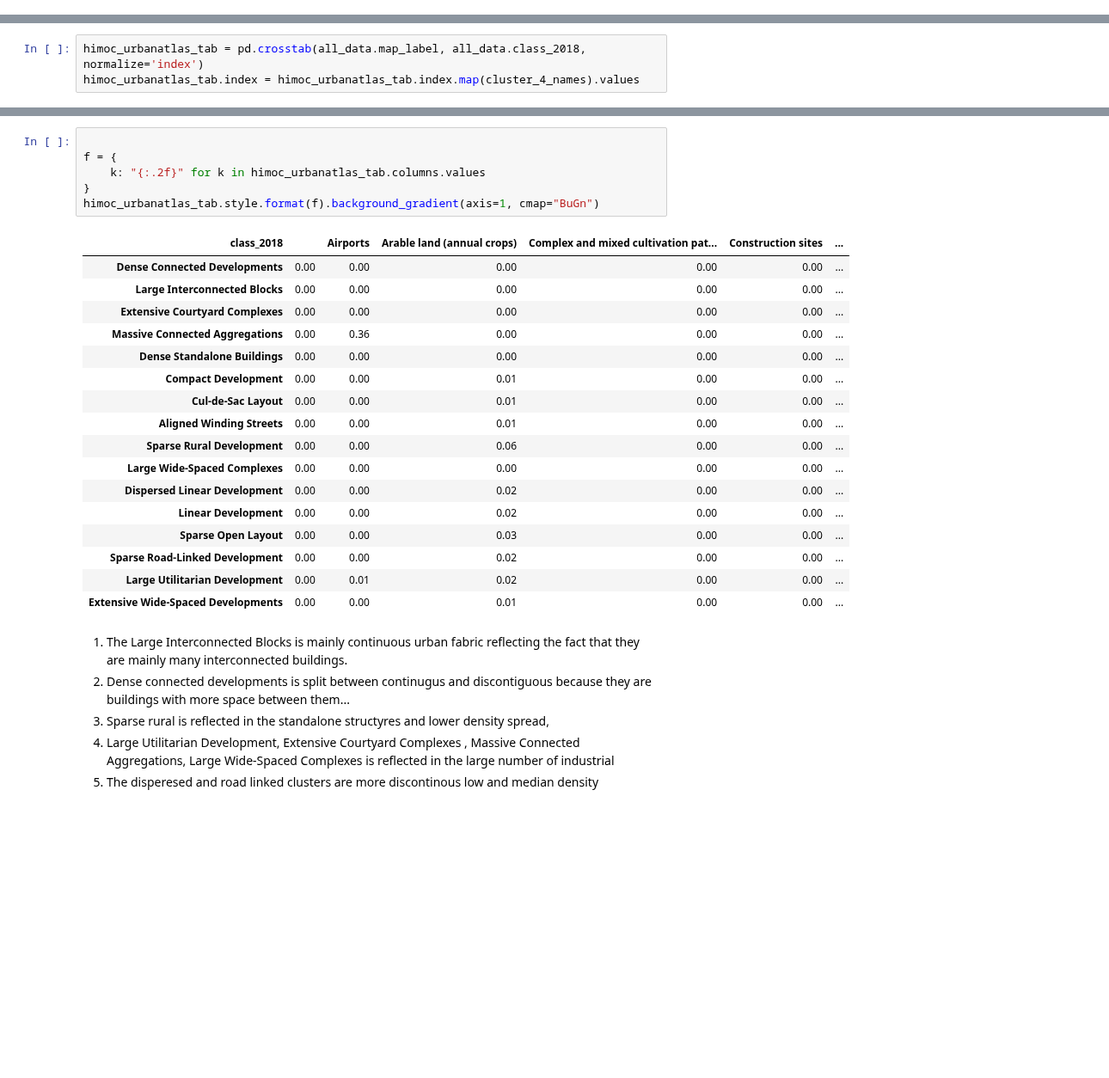
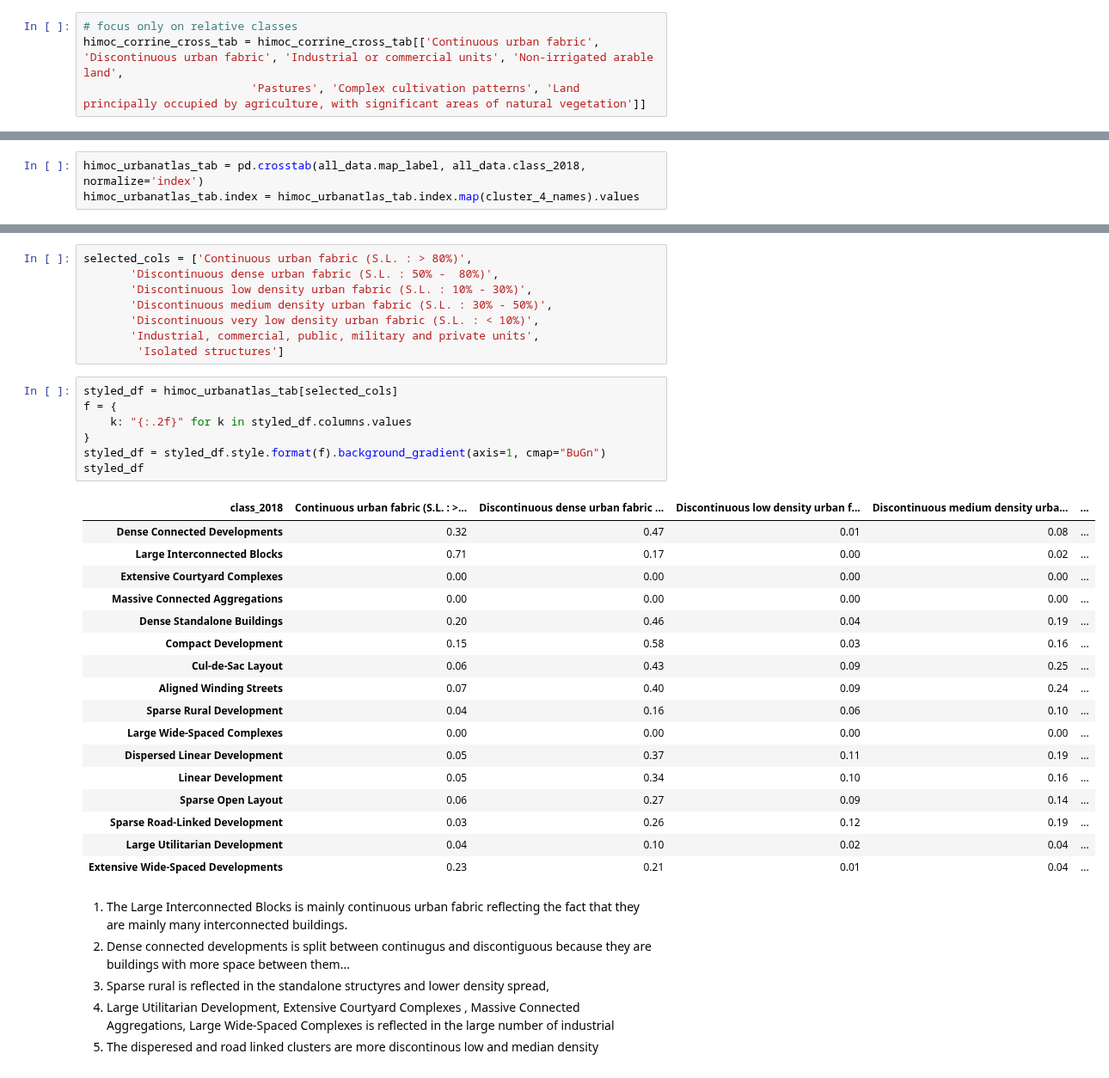
Before and after one commit to uscuni/urban_taxonomy, a Jupyter notebook: code/results.ipynb, the cells around one changed output, grey strips where cells are left out. Shown at 86% size. Drawn from its saved outputs; the diff is of its cells as text; blank space fills up the shorter version.

Commit message:
dataframe images

```diff
--- a/code/results.ipynb
+++ b/code/results.ipynb
@@ -398,6 +395,10 @@ himoc_corrine_cross_tab = himoc_corrine_cross_tab.loc[:, relevant_corrine_column
 # map keys to names
 himoc_corrine_cross_tab.index = himoc_corrine_cross_tab.index.map(cluster_4_names).values
 himoc_corrine_cross_tab.columns = himoc_corrine_cross_tab.columns.map(corrine_legend).values
+# %%
+# focus only on relative classes
+himoc_corrine_cross_tab = himoc_corrine_cross_tab[['Continuous urban fabric', 'Discontinuous urban fabric', 'Industrial or commercial units', 'Non-irrigated arable land',
+                         'Pastures', 'Complex cultivation patterns', 'Land principally occupied by agriculture, with significant areas of natural vegetation']]
 # %%
 f = {
     k: "{:.2f}" for k in himoc_corrine_cross_tab.columns.values
@@ -554,27 +553,36 @@ himoc_urbanatlas_tab.index = himoc_urbanatlas_tab.index.map(cluster_4_names).val
+# %%
+selected_cols = ['Continuous urban fabric (S.L. : > 80%)',
+       'Discontinuous dense urban fabric (S.L. : 50% -  80%)',
+       'Discontinuous low density urban fabric (S.L. : 10% - 30%)',
+       'Discontinuous medium density urban fabric (S.L. : 30% - 50%)',
+       'Discontinuous very low density urban fabric (S.L. : < 10%)',
+       'Industrial, commercial, public, military and private units',
+        'Isolated structures']
 # %%
-
+styled_df = himoc_urbanatlas_tab[selected_cols]
 f = {
-    k: "{:.2f}" for k in himoc_urbanatlas_tab.columns.values
+    k: "{:.2f}" for k in styled_df.columns.values
 }
-himoc_urbanatlas_tab.style.format(f).background_gradient(axis=1, cmap="BuGn")
+styled_df = styled_df.style.format(f).background_gradient(axis=1, cmap="BuGn")
+styled_df
 # %% [output]
-| class_2018 |  | Airports | Arable land (annual crops) | Complex and mixed cultivation pat... | Construction sites | ... |
-| Dense Connected Developments | 0.00 | 0.00 | 0.00 | 0.00 | 0.00 | ... |
-| Large Interconnected Blocks | 0.00 | 0.00 | 0.00 | 0.00 | 0.00 | ... |
-| Extensive Courtyard Complexes | 0.00 | 0.00 | 0.00 | 0.00 | 0.00 | ... |
-| Massive Connected Aggregations | 0.00 | 0.36 | 0.00 | 0.00 | 0.00 | ... |
-| Dense Standalone Buildings | 0.00 | 0.00 | 0.00 | 0.00 | 0.00 | ... |
-| Compact Development | 0.00 | 0.00 | 0.01 | 0.00 | 0.00 | ... |
-| Cul-de-Sac Layout | 0.00 | 0.00 | 0.01 | 0.00 | 0.00 | ... |
-| Aligned Winding Streets | 0.00 | 0.00 | 0.01 | 0.00 | 0.00 | ... |
-| Sparse Rural Development | 0.00 | 0.00 | 0.06 | 0.00 | 0.00 | ... |
-| Large Wide-Spaced Complexes | 0.00 | 0.00 | 0.00 | 0.00 | 0.00 | ... |
-| Dispersed Linear Development | 0.00 | 0.00 | 0.02 | 0.00 | 0.00 | ... |
-| Linear Development | 0.00 | 0.00 | 0.02 | 0.00 | 0.00 | ... |
-| Sparse Open Layout | 0.00 | 0.00 | 0.03 | 0.00 | 0.00 | ... |
-| Sparse Road-Linked Development | 0.00 | 0.00 | 0.02 | 0.00 | 0.00 | ... |
-| Large Utilitarian Development | 0.00 | 0.01 | 0.02 | 0.00 | 0.00 | ... |
-| Extensive Wide-Spaced Developments | 0.00 | 0.00 | 0.01 | 0.00 | 0.00 | ... |
+| class_2018 | Continuous urban fabric (S.L. : >... | Discontinuous dense urban fabric ... | Discontinuous low density urban f... | Discontinuous medium density urba... | ... |
+| Dense Connected Developments | 0.32 | 0.47 | 0.01 | 0.08 | ... |
+| Large Interconnected Blocks | 0.71 | 0.17 | 0.00 | 0.02 | ... |
+| Extensive Courtyard Complexes | 0.00 | 0.00 | 0.00 | 0.00 | ... |
+| Massive Connected Aggregations | 0.00 | 0.00 | 0.00 | 0.00 | ... |
+| Dense Standalone Buildings | 0.20 | 0.46 | 0.04 | 0.19 | ... |
+| Compact Development | 0.15 | 0.58 | 0.03 | 0.16 | ... |
+| Cul-de-Sac Layout | 0.06 | 0.43 | 0.09 | 0.25 | ... |
+| Aligned Winding Streets | 0.07 | 0.40 | 0.09 | 0.24 | ... |
+| Sparse Rural Development | 0.04 | 0.16 | 0.06 | 0.10 | ... |
+| Large Wide-Spaced Complexes | 0.00 | 0.00 | 0.00 | 0.00 | ... |
+| Dispersed Linear Development | 0.05 | 0.37 | 0.11 | 0.19 | ... |
+| Linear Development | 0.05 | 0.34 | 0.10 | 0.16 | ... |
+| Sparse Open Layout | 0.06 | 0.27 | 0.09 | 0.14 | ... |
+| Sparse Road-Linked Development | 0.03 | 0.26 | 0.12 | 0.19 | ... |
+| Large Utilitarian Development | 0.04 | 0.10 | 0.02 | 0.04 | ... |
+| Extensive Wide-Spaced Developments | 0.23 | 0.21 | 0.01 | 0.04 | ... |
 # %% [markdown]
 1. The Large Interconnected Blocks	is mainly continuous urban fabric reflecting the fact that they are mainly many interconnected buildings.
 2. Dense connected developments is split between continugus and discontiguous because they are buildings with more space between them...
```
Also changed, not shown: parts of 32 cells of this notebook, 2 other files.
